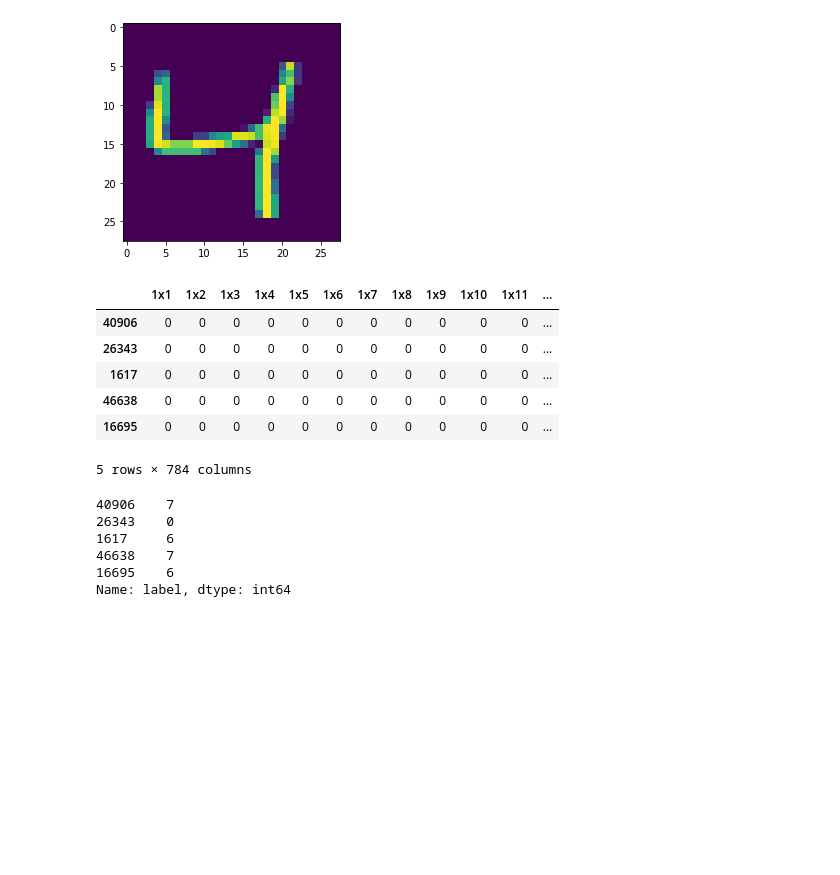
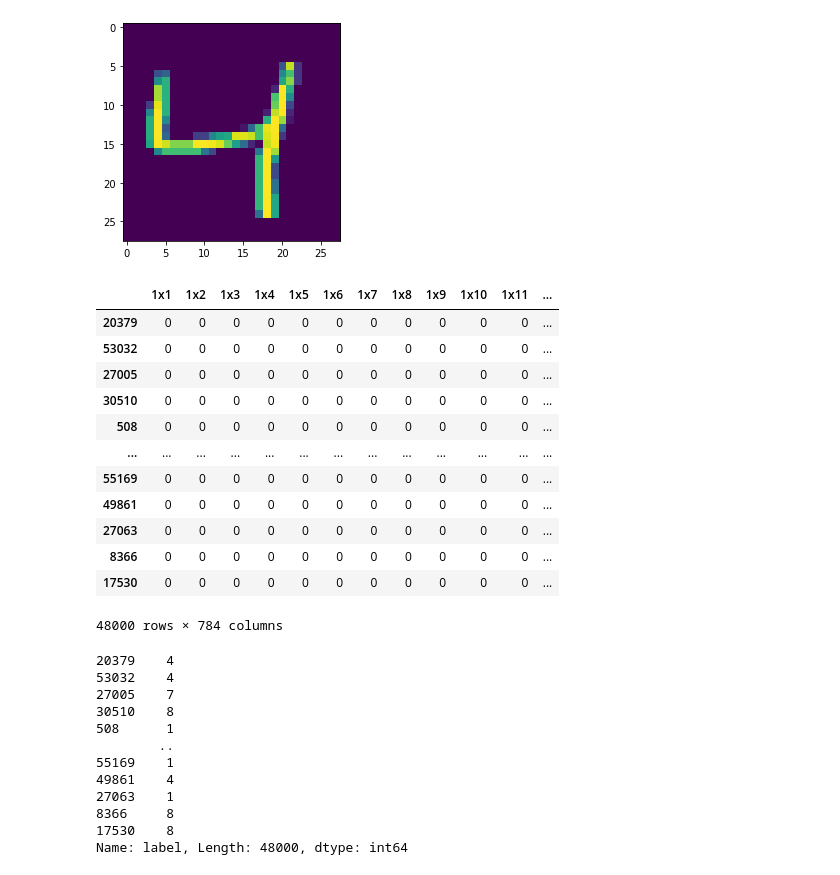
Before and after one commit to anirudhsuresh522001/Artificial-Intellegence, a Jupyter notebook: Image_Classifier.ipynb, the cells around one changed output. Saved outputs shown, nothing was run; the diff lists cells and outputs as text; code cells hidden in the pictures; blank space fills up the shorter version.

```diff
--- a/Image_Classifier.ipynb
+++ b/Image_Classifier.ipynb
@@ -57,23 +61,35 @@ df_y=data.iloc[:,0]
 # %%
 x_train,x_test,y_train,y_test=train_test_split(df_x,df_y,test_size=0.2,random_state=4)
 # %%
-x_train.head()
+x_train
 # %% [output]
 |  | 1x1 | 1x2 | 1x3 | 1x4 | 1x5 | 1x6 | 1x7 | 1x8 | 1x9 | 1x10 | 1x11 | ... |
-| 40906 | 0 | 0 | 0 | 0 | 0 | 0 | 0 | 0 | 0 | 0 | 0 | ... |
-| 26343 | 0 | 0 | 0 | 0 | 0 | 0 | 0 | 0 | 0 | 0 | 0 | ... |
-| 1617 | 0 | 0 | 0 | 0 | 0 | 0 | 0 | 0 | 0 | 0 | 0 | ... |
-| 46638 | 0 | 0 | 0 | 0 | 0 | 0 | 0 | 0 | 0 | 0 | 0 | ... |
-| 16695 | 0 | 0 | 0 | 0 | 0 | 0 | 0 | 0 | 0 | 0 | 0 | ... |
+| 20379 | 0 | 0 | 0 | 0 | 0 | 0 | 0 | 0 | 0 | 0 | 0 | ... |
+| 53032 | 0 | 0 | 0 | 0 | 0 | 0 | 0 | 0 | 0 | 0 | 0 | ... |
+| 27005 | 0 | 0 | 0 | 0 | 0 | 0 | 0 | 0 | 0 | 0 | 0 | ... |
+| 30510 | 0 | 0 | 0 | 0 | 0 | 0 | 0 | 0 | 0 | 0 | 0 | ... |
+| 508 | 0 | 0 | 0 | 0 | 0 | 0 | 0 | 0 | 0 | 0 | 0 | ... |
+| ... | ... | ... | ... | ... | ... | ... | ... | ... | ... | ... | ... | ... |
+| 55169 | 0 | 0 | 0 | 0 | 0 | 0 | 0 | 0 | 0 | 0 | 0 | ... |
+| 49861 | 0 | 0 | 0 | 0 | 0 | 0 | 0 | 0 | 0 | 0 | 0 | ... |
+| 27063 | 0 | 0 | 0 | 0 | 0 | 0 | 0 | 0 | 0 | 0 | 0 | ... |
+| 8366 | 0 | 0 | 0 | 0 | 0 | 0 | 0 | 0 | 0 | 0 | 0 | ... |
+| 17530 | 0 | 0 | 0 | 0 | 0 | 0 | 0 | 0 | 0 | 0 | 0 | ... |
-5 rows × 784 columns
+48000 rows × 784 columns
 # %%
-y_train.head()
+y_train
 # %% [output]
-40906    7
-26343    0
-1617     6
-46638    7
-16695    6
-Name: label, dtype: int64
+20379    4
+53032    4
+27005    7
+30510    8
+508      1
+        ..
+55169    1
+49861    4
+27063    1
+8366     8
+17530    8
+Name: label, Length: 48000, dtype: int64
 # %%
 rf=RandomForestClassifier(n_estimators=100)
```
Also changed, not shown: parts of 10 cells of this notebook.
